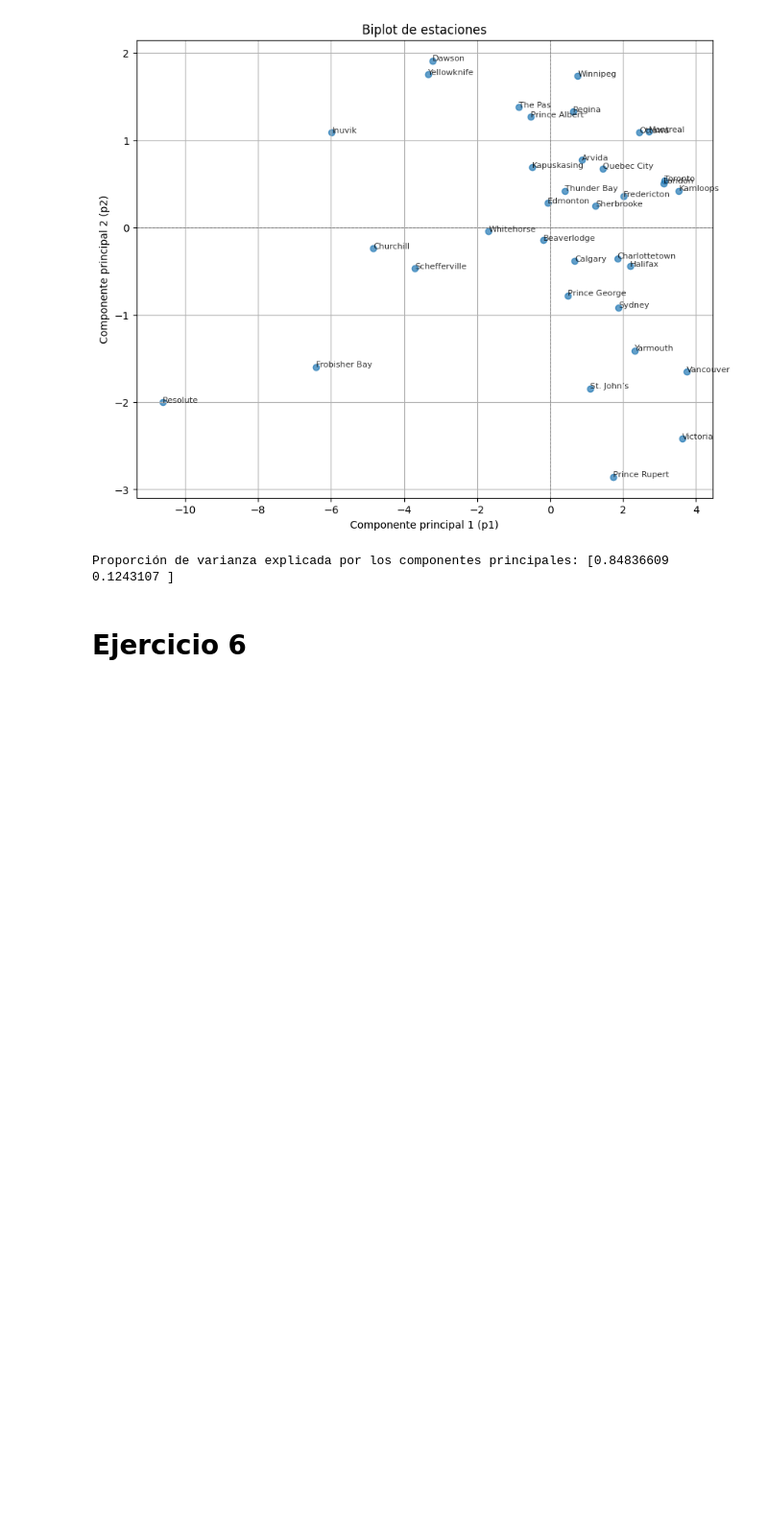
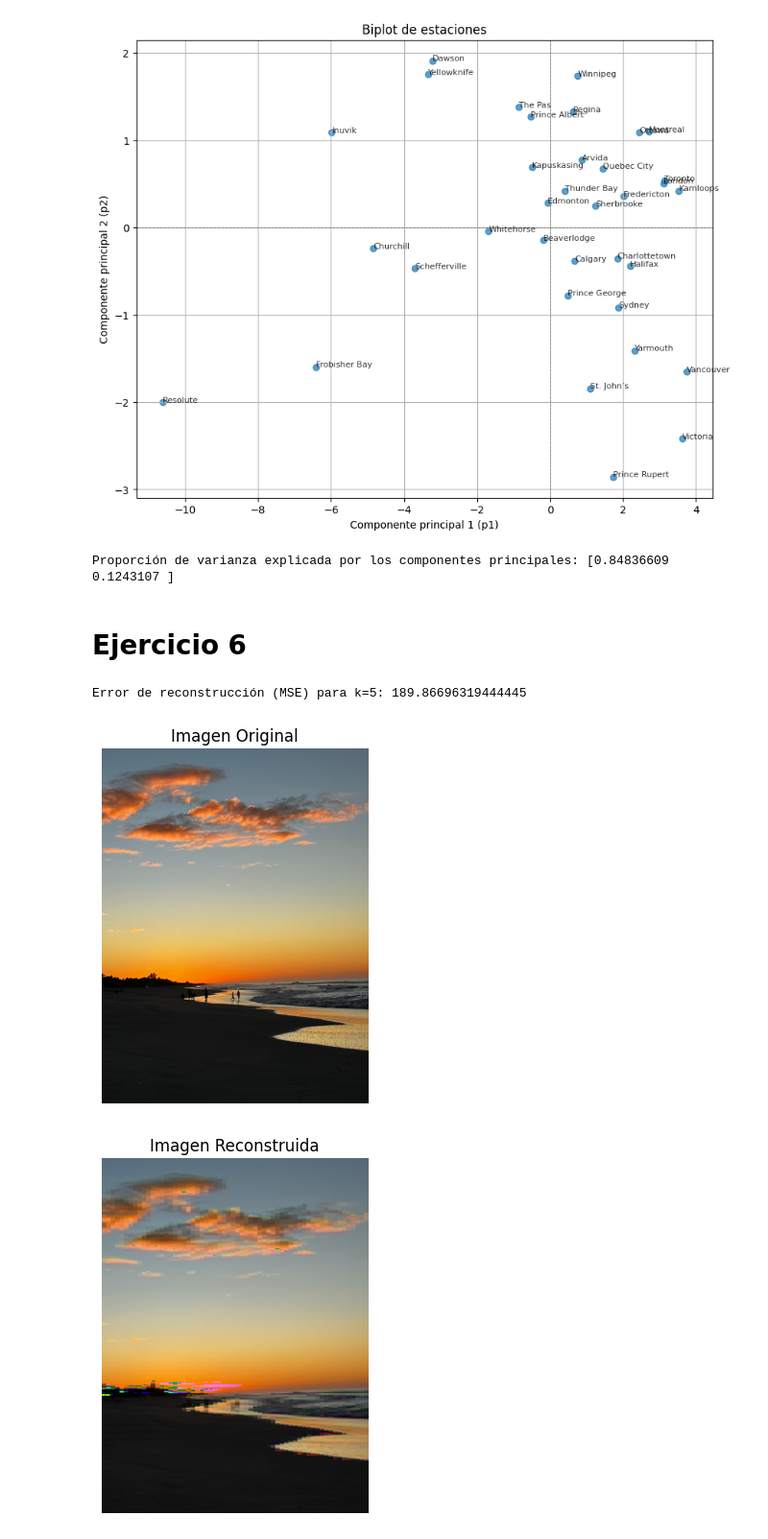
Before and after one commit to wwIrvingww/Lab-2-AI, a Jupyter notebook: Lab2.ipynb, the cells around one changed output. Shown: that part at 96% size. Drawn from its saved outputs; the diff is of its cells as text; code cells hidden in the pictures; blank space fills up the shorter version.

Commit message:
feat: item 6 resolved. PCA to compression images

```diff
--- a/Lab2.ipynb
+++ b/Lab2.ipynb
@@ -163,3 +166,74 @@ print("Proporción de varianza explicada por los componentes principales:", expl
 Proporción de varianza explicada por los componentes principales: [0.84836609 0.1243107 ]
 # %% [markdown]
 # Ejercicio 6
+# %%
+def process_image(image_path, color=True, C=20, k=10):
+    image = Image.open(image_path)
+
+    if not color:
+        image = image.convert('L')
+
+    image_array = np.array(image)
+
+    height, width = image_array.shape[:2]
+    new_height = height - (height % C)
+    new_width = width - (width % C)
+    image_array = image_array[:new_height, :new_width]
+
+    blocks = []
+    for i in range(0, image_array.shape[0], C):
+        for j in range(0, image_array.shape[1], C):
+            block = image_array[i:i+C, j:j+C].flatten()
+            blocks.append(block)
+
+    blocks_matrix = np.array(blocks)
+
+    scaler = StandardScaler()
+    blocks_matrix_scaled = scaler.fit_transform(blocks_matrix)
+
+    pca = PCA(n_components=k)
+    blocks_pca = pca.fit_transform(blocks_matrix_scaled)
+
+    blocks_reconstructed = pca.inverse_transform(blocks_pca)
+
+    blocks_reconstructed = scaler.inverse_transform(blocks_reconstructed)
+
+    reconstructed_image = np.zeros_like(image_array)
+
+    index = 0
+    for i in range(0, image_array.shape[0], C):
+        for j in range(0, image_array.shape[1], C):
+            if color:
+                block = blocks_reconstructed[index].reshape(C, C, -1)
+            else:
+                block = blocks_reconstructed[index].reshape(C, C)
+            reconstructed_image[i:i+C, j:j+C] = block
+            index += 1
+
+    error = mean_squared_error(image_array.flatten(), reconstructed_image.flatten())
+    print(f"Error de reconstrucción (MSE) para k={k}: {error}")
+
+    error_text = f"k={k}, Error={error:.2f}"
+    img_pil = Image.fromarray(reconstructed_image.astype(np.uint8))
+    draw = ImageDraw.Draw(img_pil)
+    font = ImageFont.load_default()  # Cargar fuente por defecto
+    draw.text((20, img_pil.height), error_text, fill="black", font=font)
+
+    plt.figure()
+    plt.imshow(image_array, cmap='gray' if not color else None)
+    plt.title("Imagen Original")
+    plt.axis('off')
+    plt.show()
+
+    plt.figure()
+    plt.imshow(img_pil, cmap='gray' if not color else None)
+    plt.title("Imagen Reconstruida")
+    plt.axis('off')
+    plt.show()
+
+# Ejemplo de uso
+process_image('./images/cat.jpg', color=True, C=20, k=5)
+# %% [output]
+Error de reconstrucción (MSE) para k=5: 189.86696319444445
+[figure, added]
+[figure, added]
```
Also changed, not shown: parts of 2 cells of this notebook, 3 other files.
